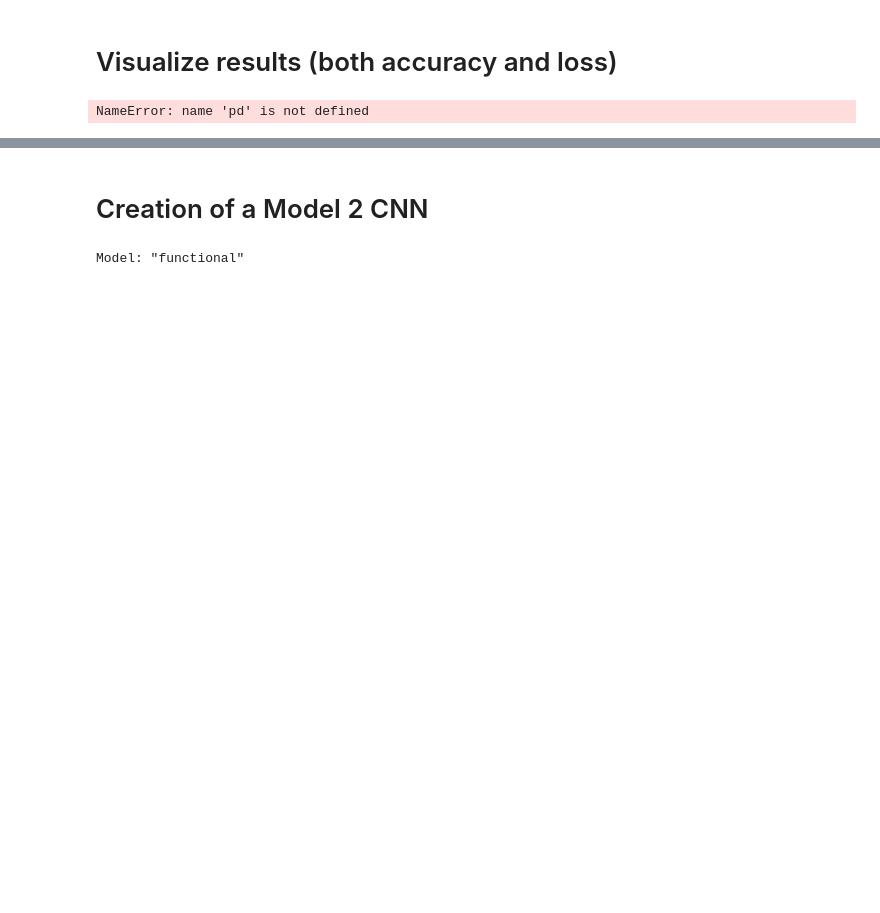
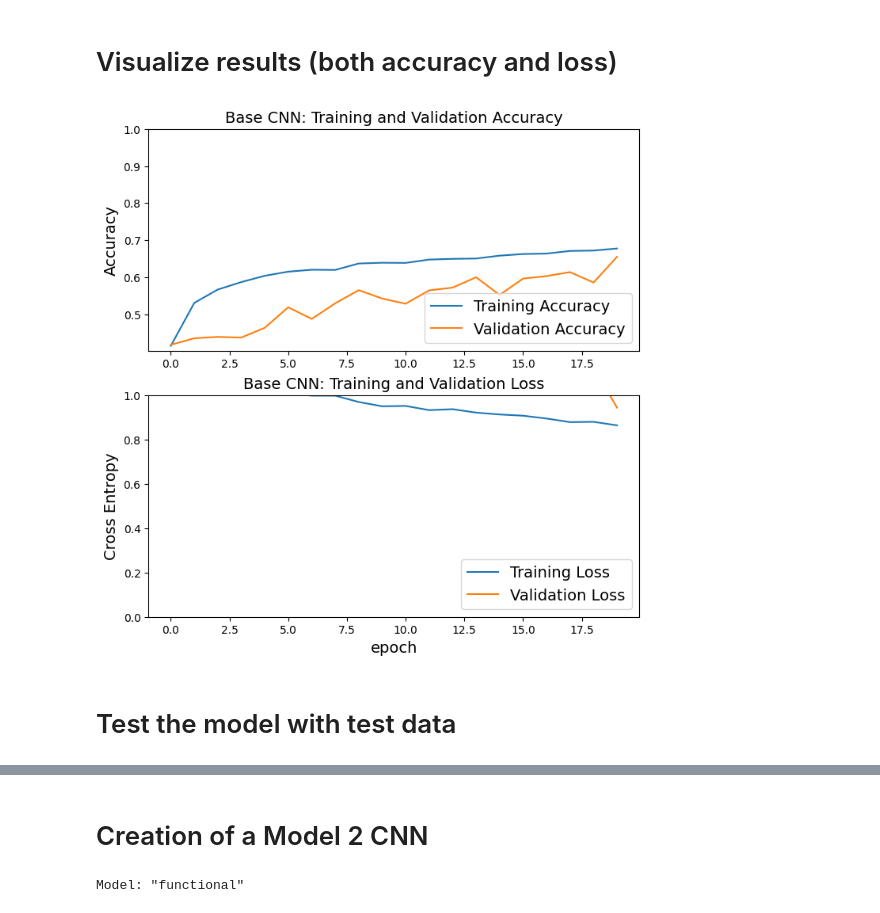
Before and after one commit to nunorfidalgo/AD2425_TP, a Jupyter notebook: AD2425_TP_A.ipynb, the cells around one changed output, grey strips where cells are left out. Cells and saved outputs as stored; diff of their text form; code cells hidden in the pictures; blank space fills up the shorter version.

```diff
--- a/AD2425_TP_A.ipynb
+++ b/AD2425_TP_A.ipynb
@@ -52,6 +55,7 @@ GPU is available
 # %%
 BATCH_SIZE = 32
 IMG_SIZE = 150
+EPOCHS=20
 # %% [markdown]
 # Data Fetching and Loading
 # %%
@@ -180,8 +237,8 @@ tf.random.set_seed(42)
 np.random.seed(42)
 
 inputs = keras.Input(shape=(IMG_SIZE, IMG_SIZE, 3))
-a = layers.Rescaling(scale = 1./255)(inputs)
-a = data_augmentation(a)
+a = data_augmentation(inputs)
+a = layers.Rescaling(1./255)(a)
 
 a = layers.Conv2D(64, 3, activation='relu', padding='same') (a)
 a = layers.MaxPooling2D() (a)
@@ -229,8 +288,12 @@ model_baseline_CCN.compile(loss="sparse_categorical_crossentropy", optimizer="ad
+# %%
+early_stopping = keras.callbacks.EarlyStopping(monitor='val_accuracy',
+                        mode='max',restore_best_weights=True,patience=10)
 # %%
 history = model_baseline_CCN.fit(
   train_ds,
   validation_data=val_ds,
-  epochs=20
+  epochs=EPOCHS,
+  callbacks=[early_stopping]
 )
 # %% [output]
 Epoch 1/20
@@ -253,8 +316,31 @@ Epoch 20/20
 # %% [markdown]
 # Visualize results (both accuracy and loss)
-# %%
-history_frame = pd.DataFrame(history.history)
-history_frame.loc[:, ['loss', 'val_loss']].plot()
-history_frame.loc[:, ['accuracy', 'val_accuracy']].plot()
-# %% [output]
-NameError: name 'pd' is not defined
+# %%
+acc = history.history['accuracy']
+val_acc = history.history['val_accuracy']
+
+loss = history.history['loss']
+val_loss = history.history['val_loss']
+
+plt.figure(figsize=(8, 8))
+plt.subplot(2, 1, 1)
+plt.plot(acc, label='Training Accuracy')
+plt.plot(val_acc, label='Validation Accuracy')
+plt.legend(loc='lower right')
+plt.ylabel('Accuracy')
+plt.ylim([min(plt.ylim()),1])
+plt.title('Base CNN: Training and Validation Accuracy')
+
+plt.subplot(2, 1, 2)
+plt.plot(loss, label='Training Loss')
+plt.plot(val_loss, label='Validation Loss')
+plt.legend(loc='lower right')
+plt.ylabel('Cross Entropy')
+plt.ylim([0,1.0])
+plt.title('Base CNN: Training and Validation Loss')
+plt.xlabel('epoch')
+plt.show()
+# %% [output]
+[figure, added]
+# %% [markdown]
+# Test the model with test data
```
Also changed, not shown: parts of 48 cells of this notebook.
